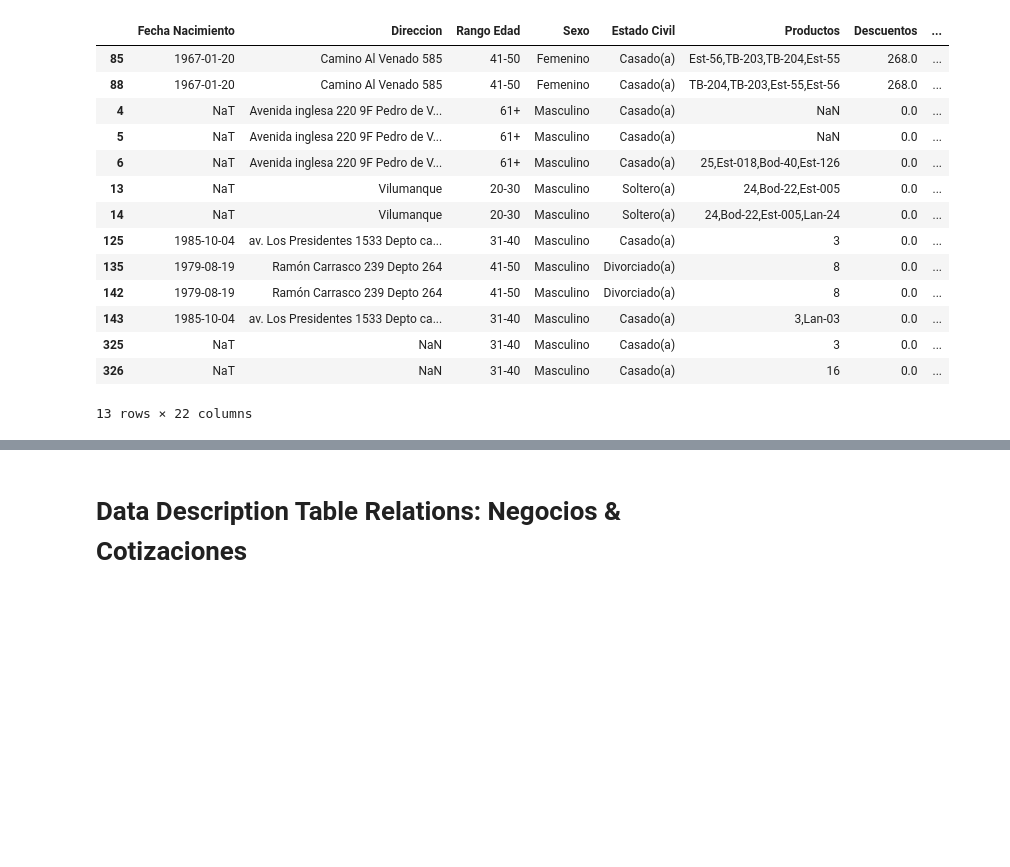
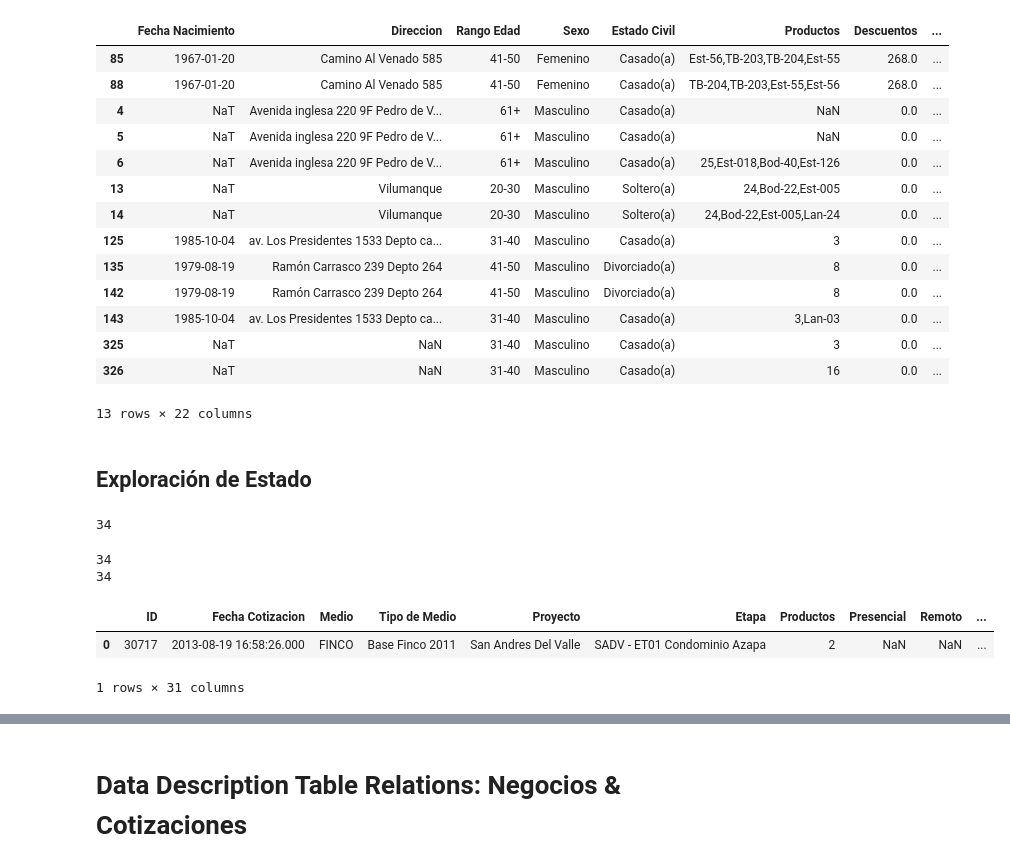
Before and after one commit to jcardenaslie/mem_aitue, a Jupyter notebook: Main Project/Data Understanding.ipynb, the cells around one changed output, grey strips where cells are left out. Saved outputs shown, nothing was run; the diff lists cells and outputs as text; code cells hidden in the pictures; blank space fills up the shorter version.

Commit message:
Inicio exploracion ruts estado entregados, variable objetivo primer objetivo. Debiese ser Estado Normal.

```diff
--- a/Main Project/Data Understanding.ipynb
+++ b/Main Project/Data Understanding.ipynb
@@ -13,7 +13,10 @@ import pandas as pd
 # data_directory = "C:/Users/joaquin/Desktop/mem_aitue/Datos/"
 
 #Mini-Eusebio
-data_directory = "C:/Users/jquin/Desktop/Memoria de Titulo/Aitue/Datos/"
+# data_directory = "C:/Users/jquin/Desktop/Memoria de Titulo/Aitue/Datos/"
+
+#PC-Mem
+data_directory = "C:/Users/Joaquin/Desktop/mem_aitue/Datos/"
 # %%
 
 file_names = [os.path.basename(x) for x in glob.glob(data_directory+"/[!~]*.xlsx")]
@@ -574,3 +583,27 @@ view.loc[:,to_select_cols]
 | 325 | NaT | NaN | 31-40 | Masculino | Casado(a) | 3 | 0.0 | ... |
 | 326 | NaT | NaN | 31-40 | Masculino | Casado(a) | 16 | 0.0 | ... |
 13 rows × 22 columns
+# %% [markdown]
+## Exploración de Estado
+# %%
+# ver ruts de estado == entregado
+neg_listos = neg_all.loc[neg_all['Estado'] == 'Entregado']
+# %%
+neg_listos.shape[0]
+# %% [output]
+34
+# %%
+neg_listos_ruts = neg_listos.RUT.tolist()
+neg_listos_ruts_unicos = neg_listos.RUT.unique().tolist()
+print(len(neg_listos_ruts))
+print(len(neg_listos_ruts_unicos))
+# %% [output]
+34
+34
+# %%
+cot_listos_rut = cot_all.loc[cot_all['RUT'].isin(neg_listos_ruts)]
+cot_listos_rut.head(1)
+# %% [output]
+|  | ID | Fecha Cotizacion | Medio | Tipo de Medio | Proyecto | Etapa | Productos | Presencial | Remoto | ... |
+| 0 | 30717 | 2013-08-19 16:58:26.000 | FINCO | Base Finco 2011 | San Andres Del Valle | SADV - ET01 Condominio Azapa | 2 | NaN | NaN | ... |
+1 rows × 31 columns
```
Also changed, not shown: parts of 5 cells of this notebook, 3 other files.
